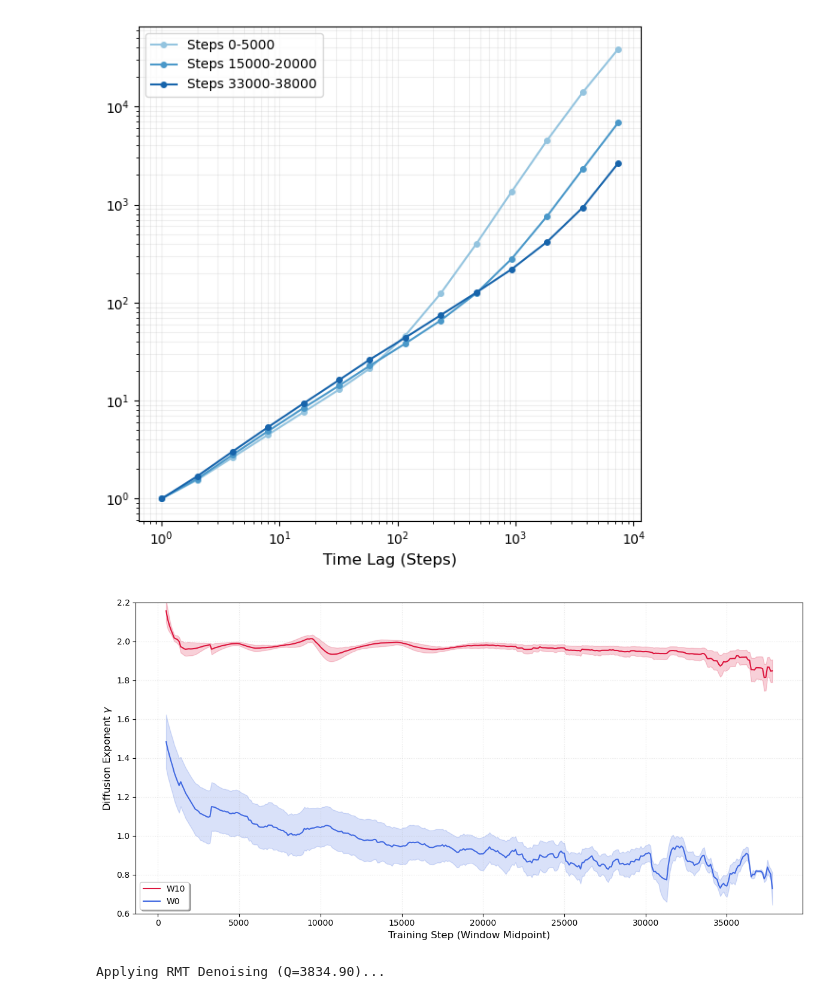
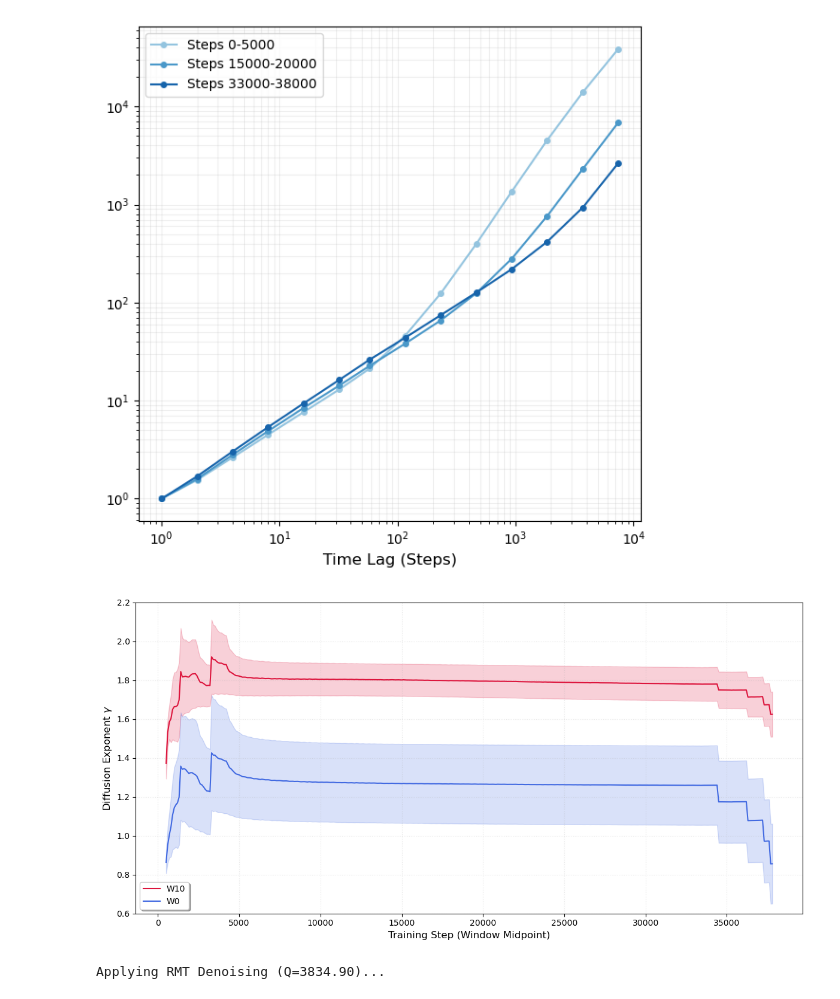
Before and after one commit to YiHaoFromEarth/ht-initialisation-dynamics, a Jupyter notebook: eda.ipynb, the cells around one changed output. Drawn from its saved outputs; the diff is of its cells as text; code cells hidden in the pictures.

```diff
--- a/eda.ipynb
+++ b/eda.ipynb
@@ -889,8 +852,8 @@ def calculate_rolling_tamsd(
 
 # 1. Setup and Data Loading
 msd_df = pd.read_parquet("displacement_database.parquet")
-ALPHA_VAL = 1.2
-SIGMA_VAL = 0.25
+ALPHA_VAL = 2.0
+SIGMA_VAL = 3.0
 layer_engine = "classifier.weight"  # The Terminal Layer
 layer_reservoir = "features.0.weight"  # The Initial Layer
 
@@ -918,34 +881,34 @@ plt.plot(rolling_engine["step"], rolling_engine["gamma"], color="crimson", label
 # The Initial Layer (Orange) + Confidence Ribbon
 # NOTE: This ribbon will be MUCH wider where the "bend" is severe
 plt.fill_between(
     rolling_reservoir["step"],
     rolling_reservoir["gamma"] - 1.96 * rolling_reservoir["stderr"],
     rolling_reservoir["gamma"] + 1.96 * rolling_reservoir["stderr"],
     color="royalblue",
     alpha=0.2,
 )
 plt.plot(
     rolling_reservoir["step"], rolling_reservoir["gamma"], color="royalblue", label="W0"
 )
 
 # Physics Reference Lines
 # plt.axhline(y=1.0, color='firebrick', linestyle='--', alpha=0.5, label='Brownian Limit ($\gamma=1$)')
 # plt.axhline(y=2.0, color='forestgreen', linestyle='--', alpha=0.5, label='Ballistic Limit ($\gamma=2$)')
 
 # Final Polish
 # plt.title(f"Visualizing Spatial Decoupling\n($\\alpha$={ALPHA_VAL}, $\\sigma$={SIGMA_VAL})",
 #           fontsize=16, fontweight='bold', pad=15)
 plt.xlabel("Training Step (Window Midpoint)", fontsize=12)
 plt.ylabel(r"Diffusion Exponent $\gamma$", fontsize=12)
 plt.ylim(0.6, 2.2)
 plt.grid(True, which="both", ls=":", alpha=0.3)
 plt.legend(loc="lower left", frameon=True, shadow=True)
 
 plt.tight_layout()
 plt.savefig("diffusion_curve.pdf", bbox_inches="tight")  # Save as PDF for high quality
 plt.show()
 # %% [output]
-[figure, old version]
+[figure, new version]
 # %%
 def denoise_matrix(df_matrix, Q):
     """
```
Also changed, not shown: parts of 4 cells of this notebook, 4 other files.
